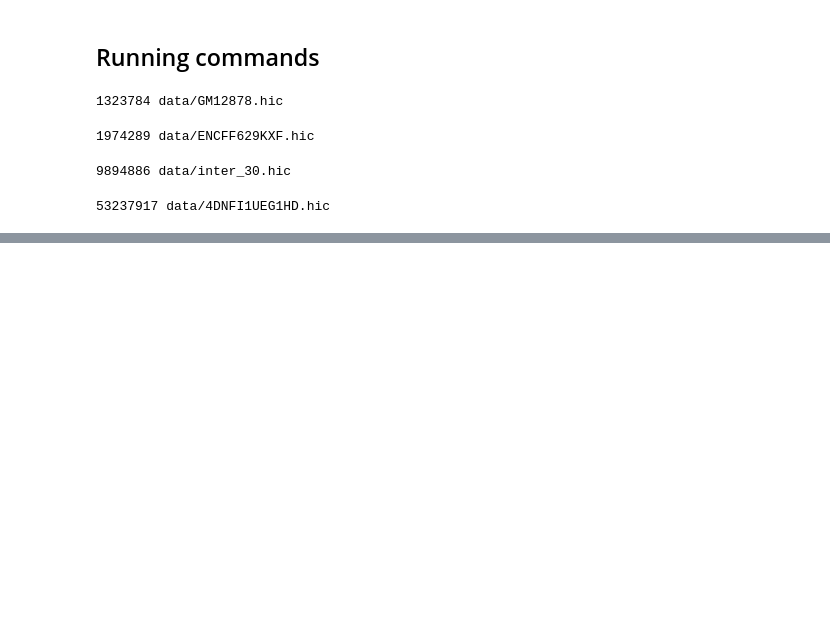
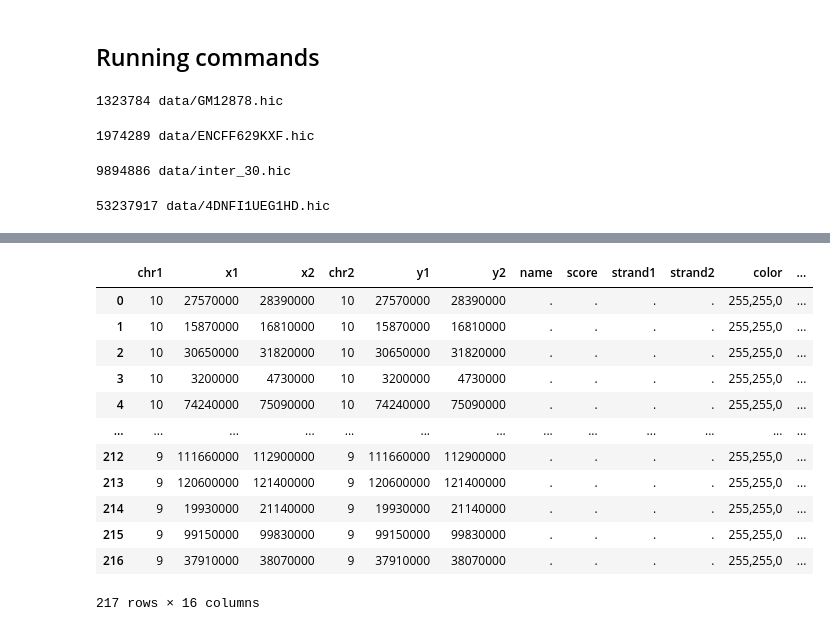
Before and after one commit to cinekele/tad, a Jupyter notebook: Solution.ipynb, the cells around one changed output, grey strips where cells are left out. Drawn from its saved outputs; the diff is of its cells as text; code cells hidden in the pictures; blank space fills up the shorter version.

```diff
--- a/Solution.ipynb
+++ b/Solution.ipynb
@@ -277,0 +279,17 @@ array([[0.0000e+00, 0.0000e+00, 0.0000e+00, ..., 0.0000e+00, 0.0000e+00,
+# %%
+inter_30_5000 = read_juicer_bedpe("results/inter_30/10000_blocks.bedpe")
+inter_30_5000
+# %% [output]
+|  | chr1 | x1 | x2 | chr2 | y1 | y2 | name | score | strand1 | strand2 | color | ... |
+| 0 | 10 | 27570000 | 28390000 | 10 | 27570000 | 28390000 | . | . | . | . | 255,255,0 | ... |
+| 1 | 10 | 15870000 | 16810000 | 10 | 15870000 | 16810000 | . | . | . | . | 255,255,0 | ... |
+| 2 | 10 | 30650000 | 31820000 | 10 | 30650000 | 31820000 | . | . | . | . | 255,255,0 | ... |
+| 3 | 10 | 3200000 | 4730000 | 10 | 3200000 | 4730000 | . | . | . | . | 255,255,0 | ... |
+| 4 | 10 | 74240000 | 75090000 | 10 | 74240000 | 75090000 | . | . | . | . | 255,255,0 | ... |
+| ... | ... | ... | ... | ... | ... | ... | ... | ... | ... | ... | ... | ... |
+| 212 | 9 | 111660000 | 112900000 | 9 | 111660000 | 112900000 | . | . | . | . | 255,255,0 | ... |
+| 213 | 9 | 120600000 | 121400000 | 9 | 120600000 | 121400000 | . | . | . | . | 255,255,0 | ... |
+| 214 | 9 | 19930000 | 21140000 | 9 | 19930000 | 21140000 | . | . | . | . | 255,255,0 | ... |
+| 215 | 9 | 99150000 | 99830000 | 9 | 99150000 | 99830000 | . | . | . | . | 255,255,0 | ... |
+| 216 | 9 | 37910000 | 38070000 | 9 | 37910000 | 38070000 | . | . | . | . | 255,255,0 | ... |
+217 rows × 16 columns
```
Also changed, not shown: parts of 16 cells of this notebook, 5 other files.
